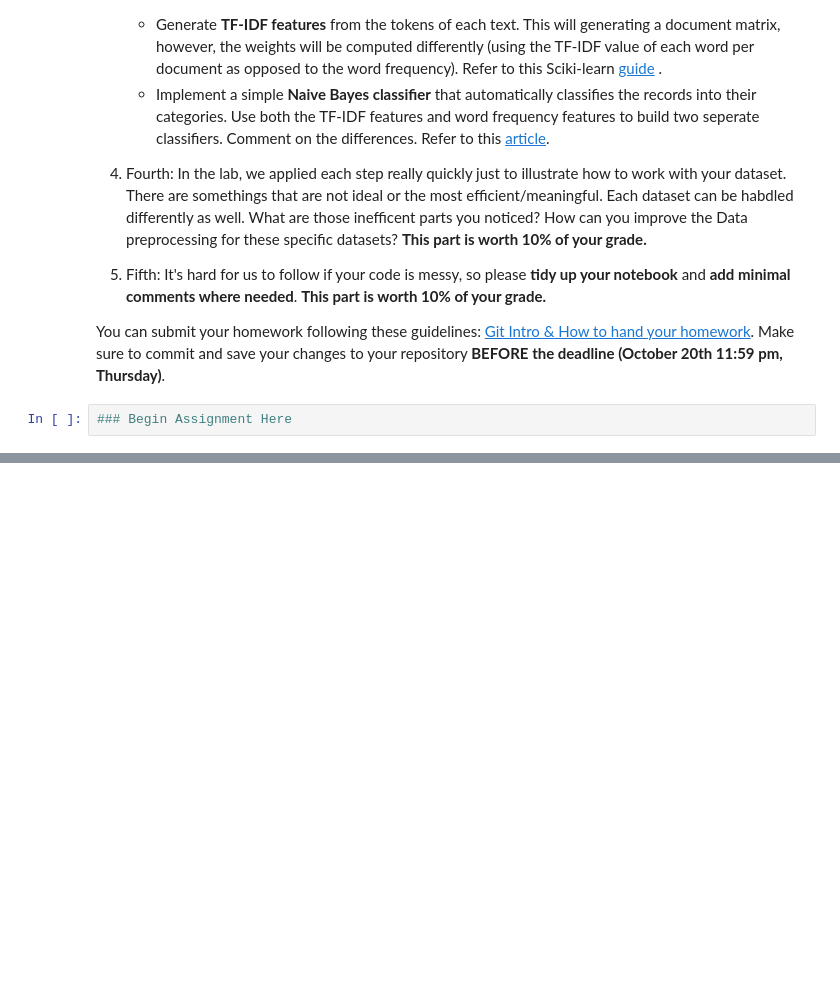
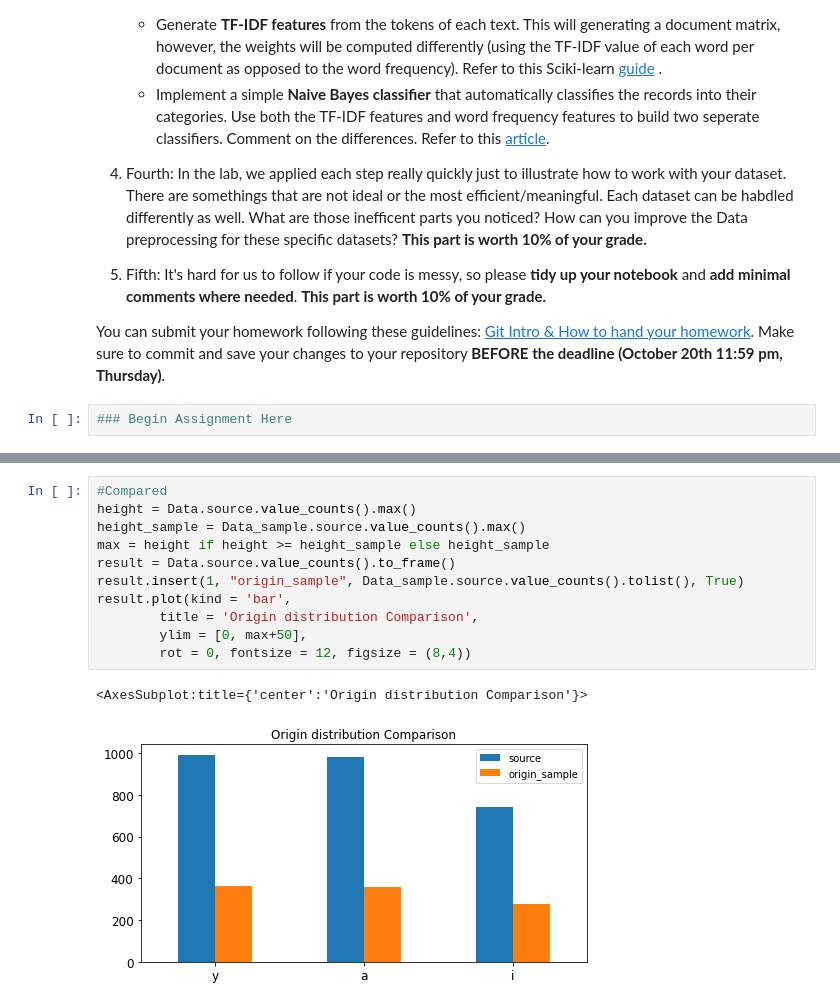
Before and after one commit to SmithZhang0413/DM2022-Lab1-Homework, a Jupyter notebook: DM2022-Lab1-Homework.ipynb, the cells around one changed output, grey strips where cells are left out. Saved outputs shown, nothing was run; the diff lists cells and outputs as text; blank space fills up the shorter version.

```diff
--- a/DM2022-Lab1-Homework.ipynb
+++ b/DM2022-Lab1-Homework.ipynb
@@ -37,0 +152,14 @@ Assignment 2
+# %%
+#Compared
+height = Data.source.value_counts().max()
+height_sample = Data_sample.source.value_counts().max()
+max = height if height >= height_sample else height_sample
+result = Data.source.value_counts().to_frame()
+result.insert(1, "origin_sample", Data_sample.source.value_counts().tolist(), True)
+result.plot(kind = 'bar',
+        title = 'Origin distribution Comparison',
+        ylim = [0, max+50],
+        rot = 0, fontsize = 12, figsize = (8,4))
+# %% [output]
+<AxesSubplot:title={'center':'Origin distribution Comparison'}>
+[figure, added]
```
Also changed, not shown: parts of 31 cells of this notebook, 9 other files.
